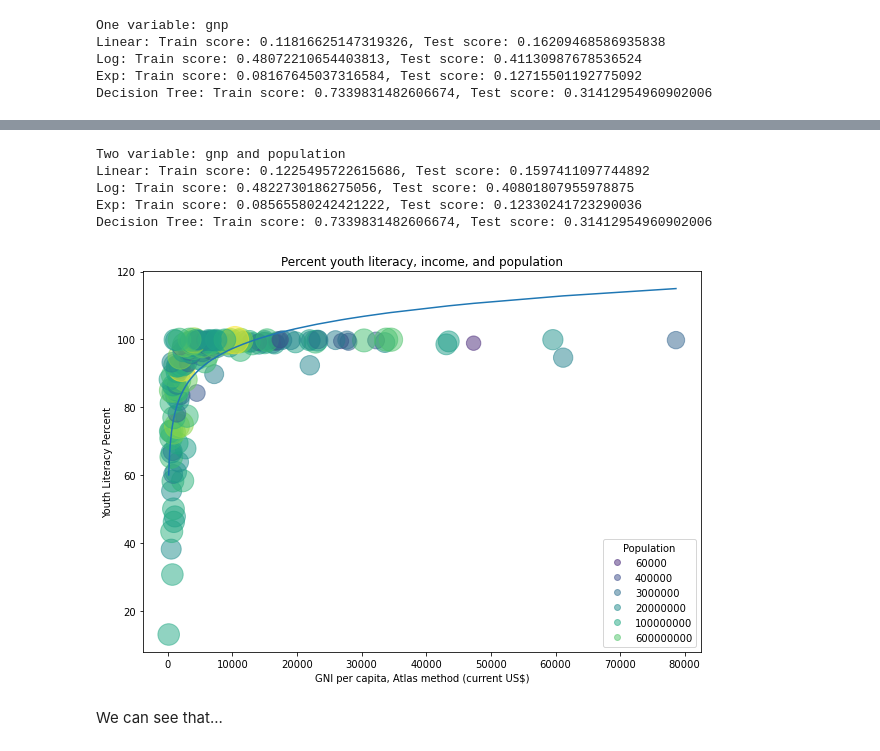
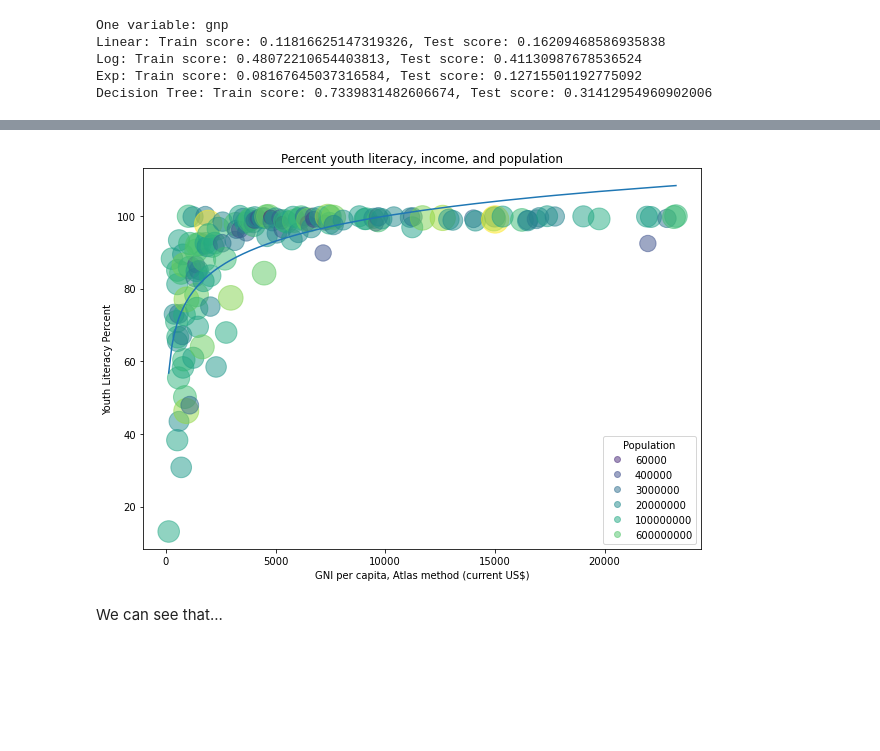
Before and after one commit to KathrynDH/ExploringYouthLiteracy, a Jupyter notebook: YouthLiteracyWorldBank.ipynb, the cells around one changed output, grey strips where cells are left out. Cells and saved outputs as stored; diff of their text form; code cells hidden in the pictures; blank space fills up the shorter version.

```diff
--- a/YouthLiteracyWorldBank.ipynb
+++ b/YouthLiteracyWorldBank.ipynb
@@ -132,0 +193,14 @@ Decision Tree: Train score: 0.7339831482606674, Test score: 0.31412954960902006
+# %%
+#scatter plot with equation
+plt.rcParams["figure.figsize"] = (10,7)
+
+df = df_lit_country.sort_values('gnp')
+
+scatter = plt.scatter(df_lit_country['gnp'],df_lit_country['youth_literacy'], s=(3*c)**2, c=c/10, alpha=0.5)
+plt.legend(handles=scatter.legend_elements()[0], labels=key,loc="lower right", title="Population")
+plt.title('Percent youth literacy, income, and population')
+plt.xlabel('GNI per capita, Atlas method (current US$)')
+plt.ylabel('Youth Literacy Percent')
+
+plt.plot(df['gnp'], 8.563943116108106 * np.log(df['gnp']) + 18.437000414628613)
+plt.show();
@@ -132,0 +209,11 @@ Decision Tree: Train score: 0.7339831482606674, Test score: 0.31412954960902006
+# %%
+#Find gnp outliers
+var = 'gnp'
+Q1 = df_lit_country[var].quantile(0.25)
+Q3 = df_lit_country[var].quantile(0.75)
+IQR = Q3 - Q1
+print('Q1:{}, Q3:{}, IQR:{}, Lower bound: {}, Upper bound:{}'.format(Q1,Q3,IQR,Q1-1.5*IQR,Q3+1.5*IQR))
+lower = Q1 - 1.5*IQR
+upper = Q3+1.5*IQR
+print('Outliers: {}'.format(
+    df_lit_country[df_lit_country[var]<lower][var].count() + df_lit_country[df_lit_country[var]>upper][var].count()))
@@ -132,0 +223,3 @@ Decision Tree: Train score: 0.7339831482606674, Test score: 0.31412954960902006
+# %%
+#Filter outliers
+df_filtered = df_lit_country[df_lit_country['gnp']<=upper]
@@ -144,43 +259,18 @@ X_train, X_test, y_train, y_test = train_test_split(X, y, test_size = .30, rando
-# %%
-print('Two variable: gnp and population')
-lm_model = LinearRegression()
-
-lm_model.fit(X_train, y_train)
-print('Linear: Train score: {}, Test score: {}'.format(lm_model.score(X_train,y_train),lm_model.score(X_test,y_test)))
-
-lm_model.fit(np.log(X_train), y_train)
-print('Log: Train score: {}, Test score: {}'.format(
-    lm_model.score(np.log(X_train),y_train),lm_model.score(np.log(X_test),y_test)))
-
-lm_model.fit(X_train, np.log(y_train))
-print('Exp: Train score: {}, Test score: {}'.format(
-    lm_model.score(X_train,np.log(y_train)),lm_model.score(X_test,np.log(y_test))))
-
-from sklearn.tree import DecisionTreeRegressor
-regr = DecisionTreeRegressor(max_depth=2)
-regr.fit(X_train, y_train)
-print('Decision Tree: Train score: {}, Test score: {}'.format(regr.score(X_train,y_train),regr.score(X_test,y_test)))
-# %% [output]
-Two variable: gnp and population
-Linear: Train score: 0.1225495722615686, Test score: 0.1597411097744892
-Log: Train score: 0.4822730186275056, Test score: 0.40801807955978875
-Exp: Train score: 0.08565580242421222, Test score: 0.12330241723290036
-Decision Tree: Train score: 0.7339831482606674, Test score: 0.31412954960902006
 # %%
+df_filtered = df_filtered.sort_values('gnp')
+c = np.log10(df_filtered['population']).to_numpy()
+key = [round(round(10**(n/10),-int(np.floor(np.log10(abs(10**(n/10))))))) for n in range(48,92,8)]
+
 plt.rcParams["figure.figsize"] = (10,7)
-
-df = df_lit_country.sort_values('gnp')
-
-scatter = plt.scatter(df_lit_country['gnp'],df_lit_country['youth_literacy'], s=(3*c)**2, c=c/10, alpha=0.5)
+scatter = plt.scatter(df_filtered['gnp'],df_filtered['youth_literacy'], s=(3*c)**2, c=c/10, alpha=0.5)
 plt.legend(handles=scatter.legend_elements()[0], labels=key,loc="lower right", title="Population")
 plt.title('Percent youth literacy, income, and population')
 plt.xlabel('GNI per capita, Atlas method (current US$)')
 plt.ylabel('Youth Literacy Percent')
-
-plt.plot(df['gnp'], 8.563943116108106 * np.log(df['gnp']) + 18.437000414628613)
+plt.plot(df_filtered['gnp'], 9.94755686025289 * np.log(df_filtered['gnp']) + 8.314456520728868)
 plt.show();
 # %% [output]
-[figure, old version]
+[figure, new version]
 # %% [markdown]
 We can see that...
 # %% [markdown]
```
Also changed, not shown: parts of 20 cells of this notebook.
